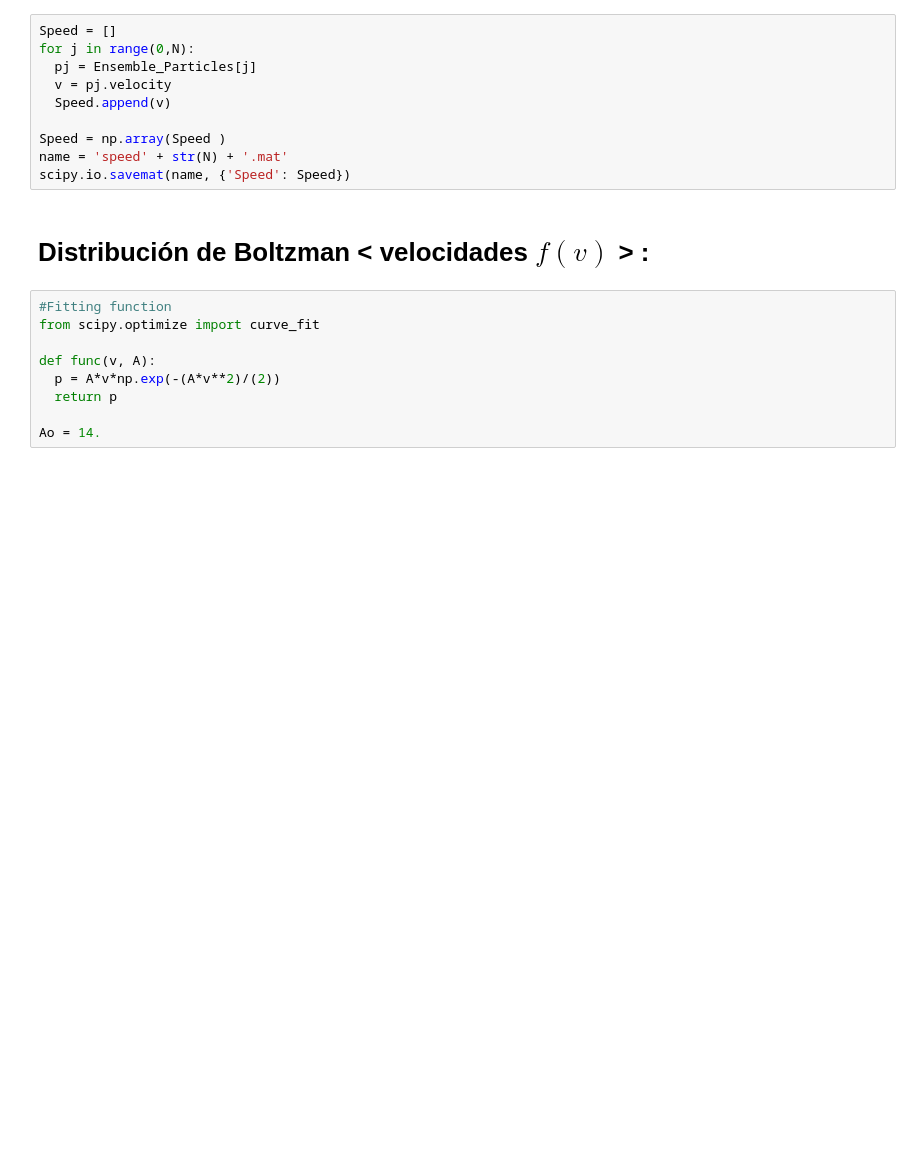
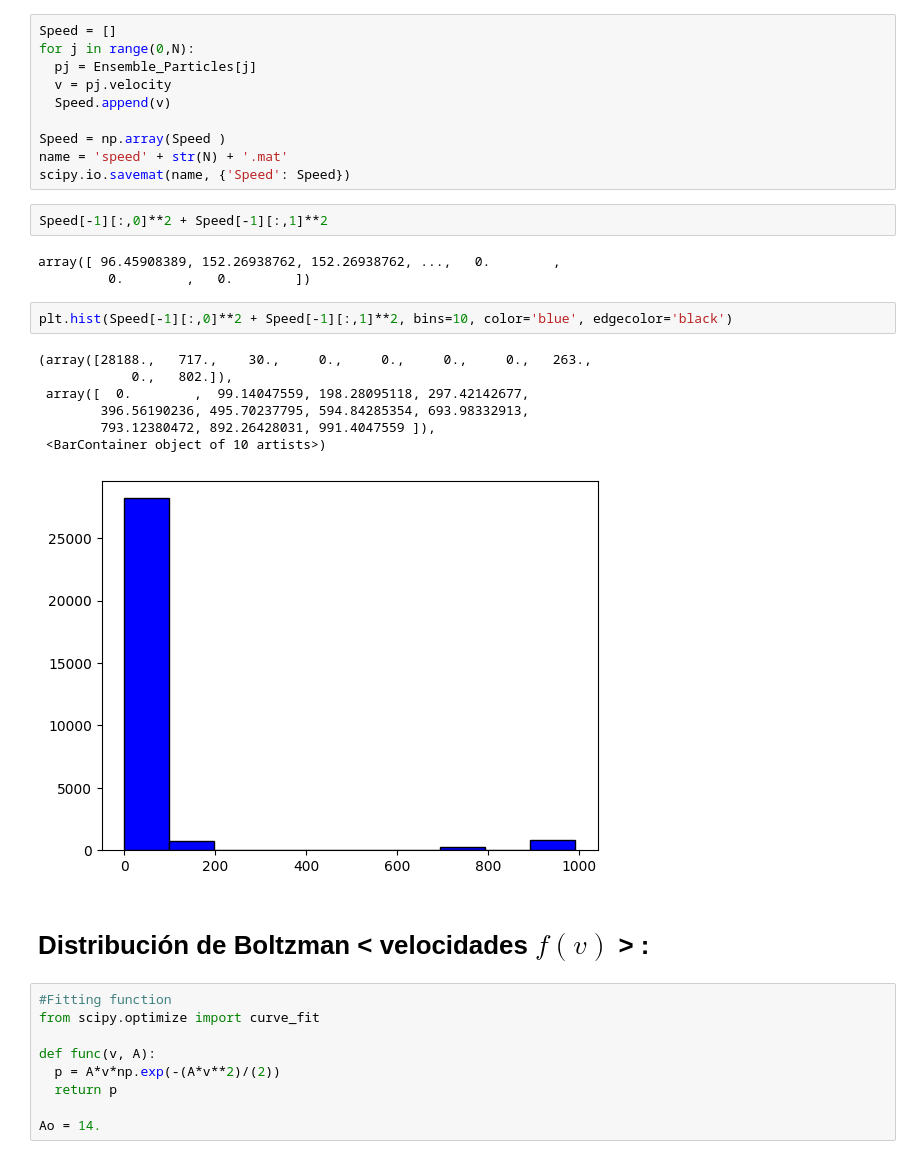
Before and after one commit to 6arlos6/Ideal_Gas, a Jupyter notebook: Idela_Gas_N_particles.ipynb, the cells around one changed output. Cells and saved outputs as stored; diff of their text form; blank space fills up the shorter version.

```diff
--- a/Idela_Gas_N_particles.ipynb
+++ b/Idela_Gas_N_particles.ipynb
@@ -158,6 +267,21 @@ for j in range(0,N):
 Speed = np.array(Speed )
 name = 'speed' + str(N) + '.mat'
 scipy.io.savemat(name, {'Speed': Speed})
+# %%
+Speed[-1][:,0]**2 + Speed[-1][:,1]**2
+# %% [output]
+array([ 96.45908389, 152.26938762, 152.26938762, ...,   0.        ,
+         0.        ,   0.        ])
+# %%
+plt.hist(Speed[-1][:,0]**2 + Speed[-1][:,1]**2, bins=10, color='blue', edgecolor='black')
+# %% [output]
+(array([28188.,   717.,    30.,     0.,     0.,     0.,     0.,   263.,
+            0.,   802.]),
+ array([  0.        ,  99.14047559, 198.28095118, 297.42142677,
+        396.56190236, 495.70237795, 594.84285354, 693.98332913,
+        793.12380472, 892.26428031, 991.4047559 ]),
+ <BarContainer object of 10 artists>)
+[figure, added]
 # %% [markdown]
 # Distribución de Boltzman < velocidades $f(v)$ >  :
 # %%
```
Also changed, not shown: parts of 10 cells of this notebook.
